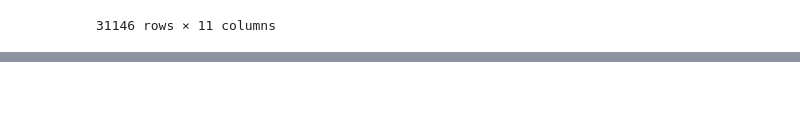
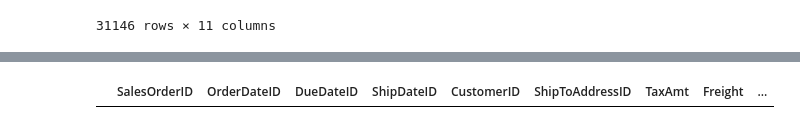
Before and after one commit to NguyenMKhue/data_warehouse, a Jupyter notebook: Data_Transformation.ipynb, the cells around one changed output, grey strips where cells are left out. Drawn from its saved outputs; the diff is of its cells as text; code cells hidden in the pictures; blank space fills up the shorter version.

```diff
--- a/Data_Transformation.ipynb
+++ b/Data_Transformation.ipynb
@@ -532,3 +547,7 @@ SalesOrderHeader
+# %%
+SalesOrderHeader[SalesOrderHeader['SalesOrderID']==43676]
+# %% [output]
+|  | SalesOrderID | OrderDateID | DueDateID | ShipDateID | CustomerID | ShipToAddressID | TaxAmt | Freight | ... |
 # %%
 selected_columns = ['SalesOrderID', 'OrderDateID', 'DueDateID','ShipDateID','CustomerID','ShipToAddressID','SubTotal','TaxAmt','Freight','OnlineOrderFlag']
 SalesOrderHeader = SalesOrderHeader.loc[:, selected_columns]
```
Also changed, not shown: parts of 5 cells of this notebook, 1 other file.
